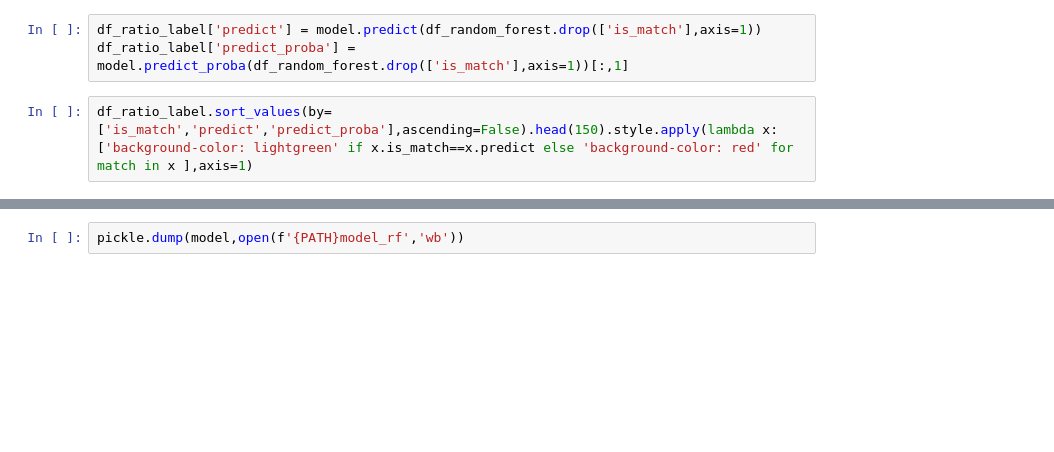
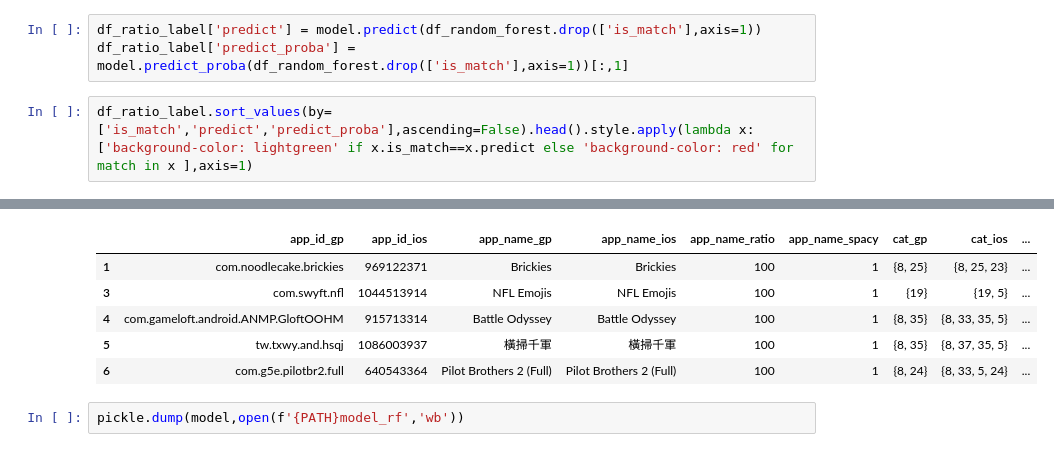
Before and after one commit to miliar/app-name-matching, a Jupyter notebook: main.ipynb, the cells around one changed output, grey strips where cells are left out. Drawn from its saved outputs; the diff is of its cells as text; blank space fills up the shorter version.

```diff
--- a/main.ipynb
+++ b/main.ipynb
@@ -354,5 +343,5 @@ pd.DataFrame({'name':val.drop(['is_match'],axis=1).columns,'importance':model.fe
 df_ratio_label['predict'] = model.predict(df_random_forest.drop(['is_match'],axis=1))
 df_ratio_label['predict_proba'] = model.predict_proba(df_random_forest.drop(['is_match'],axis=1))[:,1]
 # %%
-df_ratio_label.sort_values(by=['is_match','predict','predict_proba'],ascending=False).head(150).style.apply(lambda x:['background-color: lightgreen' if x.is_match==x.predict else 'background-color: red' for match in x ],axis=1)
+df_ratio_label.sort_values(by=['is_match','predict','predict_proba'],ascending=False).head().style.apply(lambda x:['background-color: lightgreen' if x.is_match==x.predict else 'background-color: red' for match in x ],axis=1)
 # %% [output]
@@ -360,3 +348,9 @@ df_ratio_label.sort_values(by=['is_match','predict','predict_proba'],ascending=F
+|  | app_id_gp | app_id_ios | app_name_gp | app_name_ios | app_name_ratio | app_name_spacy | cat_gp | cat_ios | ... |
+| 1 | com.noodlecake.brickies | 969122371 | Brickies | Brickies | 100 | 1 | {8, 25} | {8, 25, 23} | ... |
+| 3 | com.swyft.nfl | 1044513914 | NFL Emojis | NFL Emojis | 100 | 1 | {19} | {19, 5} | ... |
+| 4 | com.gameloft.android.ANMP.GloftOOHM | 915713314 | Battle Odyssey | Battle Odyssey | 100 | 1 | {8, 35} | {8, 33, 35, 5} | ... |
+| 5 | tw.txwy.and.hsqj | 1086003937 | 橫掃千軍 | 橫掃千軍 | 100 | 1 | {8, 35} | {8, 37, 35, 5} | ... |
+| 6 | com.g5e.pilotbr2.full | 640543364 | Pilot Brothers 2 (Full) | Pilot Brothers 2 (Full) | 100 | 1 | {8, 24} | {8, 33, 5, 24} | ... |
 # %%
 pickle.dump(model,open(f'{PATH}model_rf','wb'))
 # %% [markdown]
```
Also changed, not shown: parts of 5 cells of this notebook.
